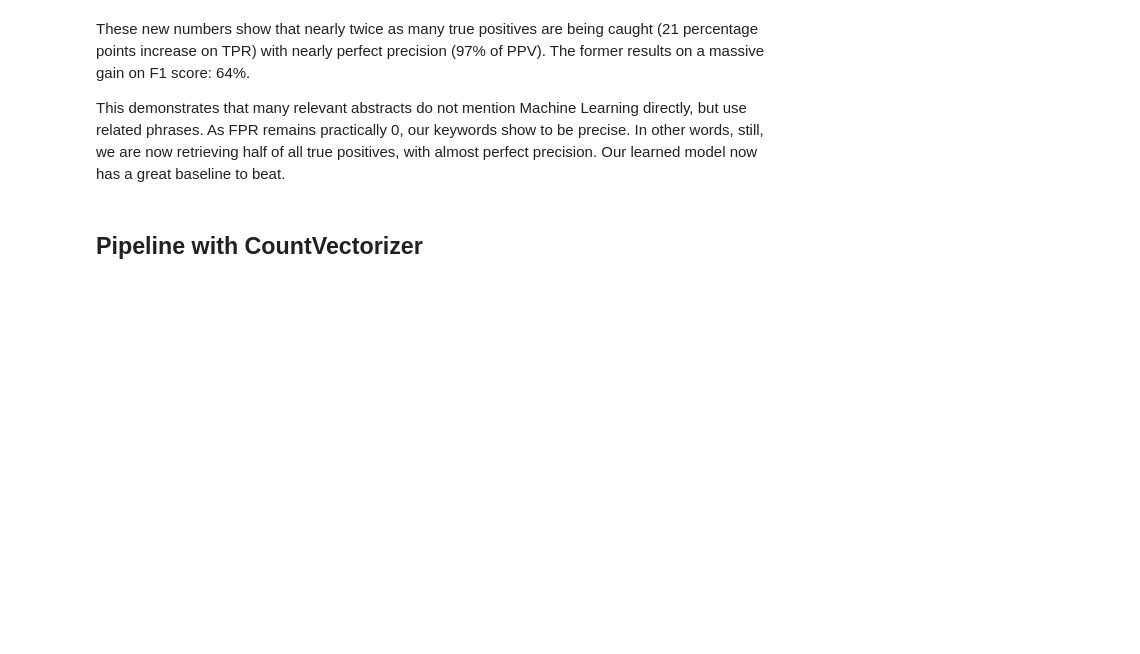
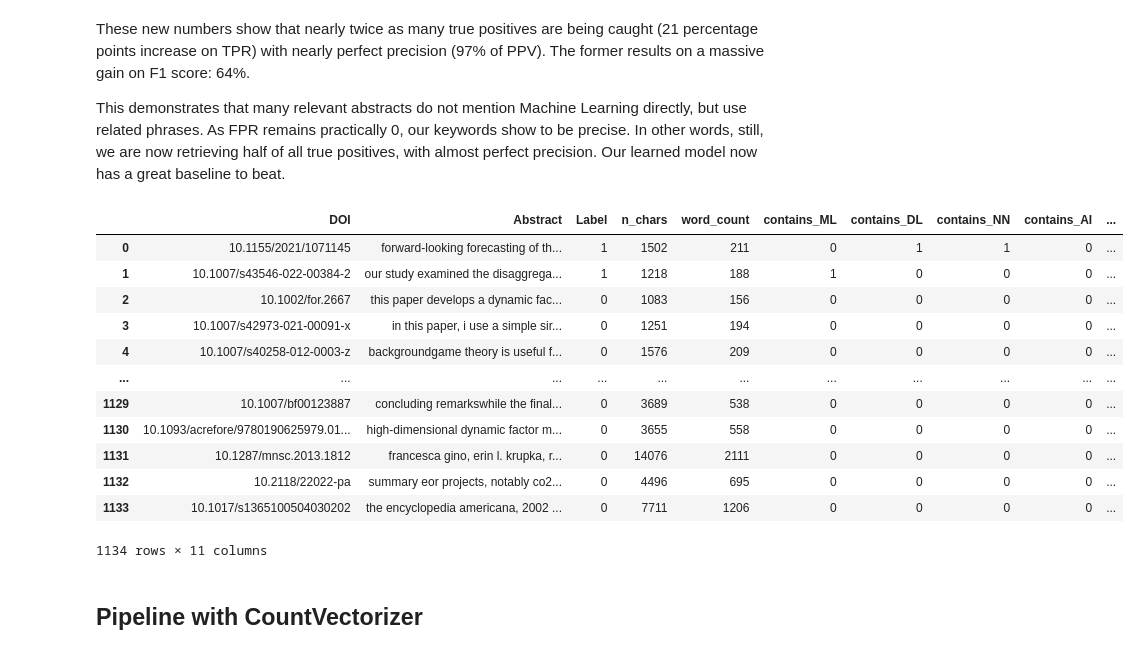
Before and after one commit to savimf/secondary_portfolio, a Jupyter notebook: abs_classification.ipynb, the cells around one changed output. Cells and saved outputs as stored; diff of their text form; code cells hidden in the pictures; blank space fills up the shorter version.

```diff
--- a/abs_classification.ipynb
+++ b/abs_classification.ipynb
@@ -184,3 +189,20 @@ This demonstrates that many relevant abstracts do not mention Machine Learning d
+# %%
+df = pd.read_csv(f'{slv_path}/abs_classification.csv')
+df
+# %% [output]
+|  | DOI | Abstract | Label | n_chars | word_count | contains_ML | contains_DL | contains_NN | contains_AI | ... |
+| 0 | 10.1155/2021/1071145 | forward-looking forecasting of th... | 1 | 1502 | 211 | 0 | 1 | 1 | 0 | ... |
+| 1 | 10.1007/s43546-022-00384-2 | our study examined the disaggrega... | 1 | 1218 | 188 | 1 | 0 | 0 | 0 | ... |
+| 2 | 10.1002/for.2667 | this paper develops a dynamic fac... | 0 | 1083 | 156 | 0 | 0 | 0 | 0 | ... |
+| 3 | 10.1007/s42973-021-00091-x | in this paper, i use a simple sir... | 0 | 1251 | 194 | 0 | 0 | 0 | 0 | ... |
+| 4 | 10.1007/s40258-012-0003-z | backgroundgame theory is useful f... | 0 | 1576 | 209 | 0 | 0 | 0 | 0 | ... |
+| ... | ... | ... | ... | ... | ... | ... | ... | ... | ... | ... |
+| 1129 | 10.1007/bf00123887 | concluding remarkswhile the final... | 0 | 3689 | 538 | 0 | 0 | 0 | 0 | ... |
+| 1130 | 10.1093/acrefore/9780190625979.01... | high-dimensional dynamic factor m... | 0 | 3655 | 558 | 0 | 0 | 0 | 0 | ... |
+| 1131 | 10.1287/mnsc.2013.1812 | francesca gino, erin l. krupka, r... | 0 | 14076 | 2111 | 0 | 0 | 0 | 0 | ... |
+| 1132 | 10.2118/22022-pa | summary eor projects, notably co2... | 0 | 4496 | 695 | 0 | 0 | 0 | 0 | ... |
+| 1133 | 10.1017/s1365100504030202 | the encyclopedia americana, 2002 ... | 0 | 7711 | 1206 | 0 | 0 | 0 | 0 | ... |
+1134 rows × 11 columns
 # %% [markdown]
 ## Pipeline with CountVectorizer
 # %%
```
Also changed, not shown: parts of 22 cells of this notebook, 2 other files.
